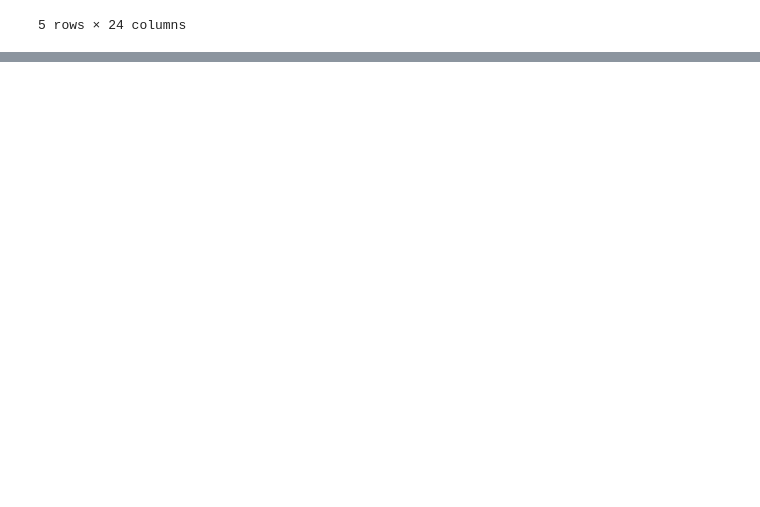
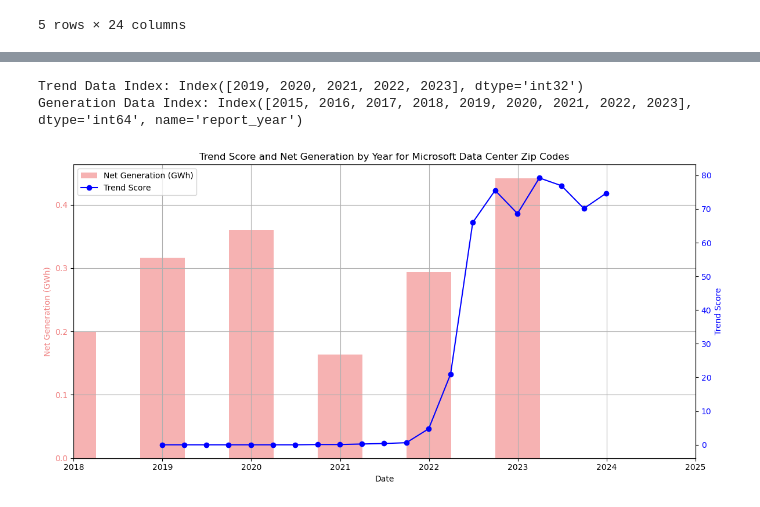
Before and after one commit to deryk96/energy-and-ai, a Jupyter notebook: ZIP Production.ipynb, the cells around one changed output, grey strips where cells are left out. Drawn from its saved outputs; the diff is of its cells as text; code cells hidden in the pictures; blank space fills up the shorter version.

```diff
--- a/ZIP Production.ipynb
+++ b/ZIP Production.ipynb
@@ -430,0 +546,9 @@ ValueError: No axis named plant_type for object type DataFrame
+# %%
+# Filter the dataframe for entries that contain the zip codes in microsoft_zip_codes_list and are from 2015 or later
+microsoft_df = pudl_yearly_df[(pudl_yearly_df['zip_code'].isin(microsoft_zip_codes_list)) & (pudl_yearly_df['report_year'] >= 2015)]
+
+# Sort the filtered dataframe by 'report_year'
+microsoft_df = microsoft_df.sort_values(by='report_year')
+
+# Display the sorted dataframe
+microsoft_df
@@ -430,0 +596,6 @@ ValueError: No axis named plant_type for object type DataFrame
+# %%
+# Read the CSV file into a DataFrame
+total_us_interest_df = pd.read_csv('total_us_interest.csv')
+
+# Display the first few rows of the DataFrame
+total_us_interest_df.head()
@@ -430,0 +632,50 @@ ValueError: No axis named plant_type for object type DataFrame
+# %%
+print("Trend Data Index:", annual_trend_df.index)
+print("Generation Data Index:", generation_by_year.index)
+# %% [output]
+Trend Data Index: Index([2019, 2020, 2021, 2022, 2023], dtype='int32')
+Generation Data Index: Index([2015, 2016, 2017, 2018, 2019, 2020, 2021, 2022, 2023], dtype='int64', name='report_year')
+# %%
+import matplotlib.pyplot as plt
+import pandas as pd
+
+# Ensure generation_by_year index is in datetime format
+generation_by_year.index = pd.to_datetime(generation_by_year.index, format='%Y')
+
+# Shift the trend line a year left
+#quarterly_df.index = quarterly_df.index - pd.DateOffset(years=1)
+
+# Create a figure and primary axis
+fig, ax1 = plt.subplots(figsize=(12, 6))
+
+# Plot Net Generation on the primary y-axis (yearly resolution) with half-year wide bars
+ax1.bar(generation_by_year.index, generation_by_year.values, color='lightcoral', alpha=0.6, label='Net Generation (GWh)', width=182.5)  # 182.5 days is approximately half a year
+ax1.set_xlabel('Date')
+ax1.set_ylabel('Net Generation (GWh)', color='lightcoral')
+ax1.tick_params(axis='y', labelcolor='lightcoral')
+ax1.grid(True)
+
+# Create a secondary y-axis
+ax2 = ax1.twinx()
+
+# Plot Trend Score on the secondary y-axis (keep original resolution)
+ax2.plot(quarterly_df.index, quarterly_df['Trend_Score'], marker='o', linestyle='-', color='b', label='Trend Score')
+ax2.set_ylabel('Trend Score', color='b')
+ax2.tick_params(axis='y', labelcolor='b')
+
+# Add titles and legends
+plt.title('Trend Score and Net Generation by Year for Microsoft Data Center Zip Codes')
+fig.tight_layout()
+
+# Add legends for clarity
+lines, labels = ax1.get_legend_handles_labels()
+bars, bar_labels = ax2.get_legend_handles_labels()
+ax1.legend(lines + bars, labels + bar_labels, loc='upper left')
+
+# Set the x-axis limits to show data from 2020 to 2025
+ax1.set_xlim(pd.Timestamp('2018-01-01'), pd.Timestamp('2025-01-01'))
+
+# Show the combined plot
+plt.show()
+# %% [output]
+[figure, added]
```
Also changed, not shown: parts of 14 cells of this notebook, 1 other file.
